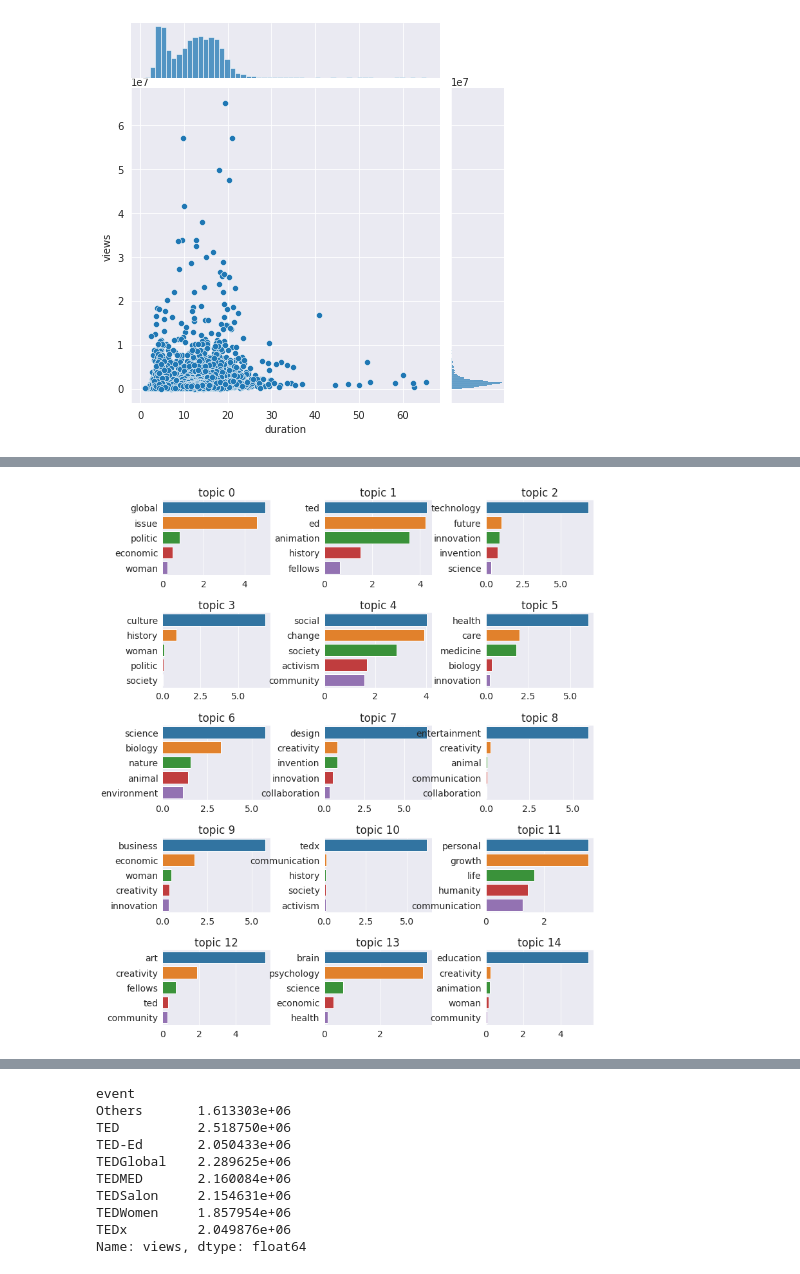
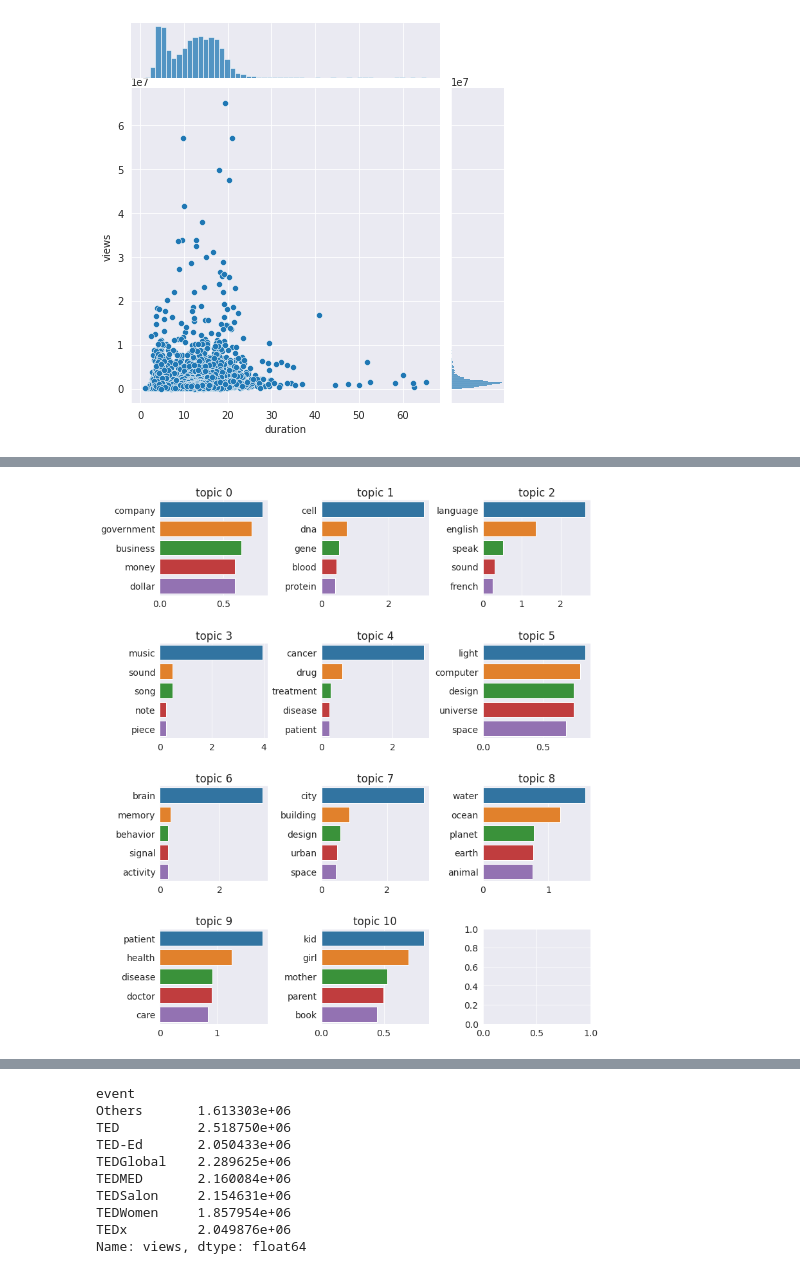
Before and after one commit to ankitbittu/Ted-talk-views-prediction, a Jupyter notebook: Copy_of_Ted_talk_views_prediction.ipynb, the cells around one changed output, grey strips where cells are left out. Drawn from its saved outputs; the diff is of its cells as text; code cells hidden in the pictures.

```diff
--- a/Copy_of_Ted_talk_views_prediction.ipynb
+++ b/Copy_of_Ted_talk_views_prediction.ipynb
@@ -877,3 +862,3 @@ df_copy['topics'] = df_copy['topics'].astype(str)
 # %%
-df_copy['Topics'] = df_copy['topics'].apply(clean_the_text)
+#df_copy['Topics'] = df_copy['topics'].apply(clean_the_text)
 # %%
@@ -923,5 +918,3 @@ df_copy['cleaned_transcription'] = df_copy['transcript'].apply(clean_the_text)
 from sklearn.feature_extraction.text import TfidfVectorizer
 
 tfidf_vec = TfidfVectorizer(ngram_range=(1, 1), min_df = 0.05, max_df = 0.3)
-# %%
-vec_data = tfidf_vec.fit_transform(df_copy['cleaned_description'])
@@ -948,2 +920,0 @@ array([[0.        , 0.        , 0.        , ..., 0.        , 0.        ,
-# %%
-topic_data = tfidf_vec.fit_transform(df_copy['Topics'])
@@ -991,7 +942,7 @@ array([[0.        , 0.        , 0.        , ..., 0.        , 0.        ,
         0.        ]])
 # %%
 from sklearn.decomposition import NMF
-model = NMF(n_components=15,random_state=8,l1_ratio=0.5, alpha=0.1)
+model = NMF(n_components=11,random_state=8,l1_ratio=0.5, alpha=0.1)
 # %%
 W = model.fit_transform(vec_data1)
 # %%
@@ -1004,10 +955,10 @@ for topic_id, topic in enumerate(model.components_):
         temp[tfidf_vec.get_feature_names()[index]] = topic[index]
     H.append(temp)
 # %%
-fig, ax = plt.subplots(figsize=(12, 15), ncols=3, nrows=5)
+fig, ax = plt.subplots(figsize=(12, 15), ncols=3, nrows=4)
 plt.subplots_adjust(wspace=0.5, hspace=0.5)
-for i in range(15):
+for i in range(11):
     sns.barplot(x = H[i].values, y = H[i].index, ax = ax[int(i/3)][i%3]).set_title('topic ' + str(i))
 plt.show()
 # %% [output]
-[figure, old version]
+[figure, new version]
```
Also changed, not shown: parts of 56 cells of this notebook.
